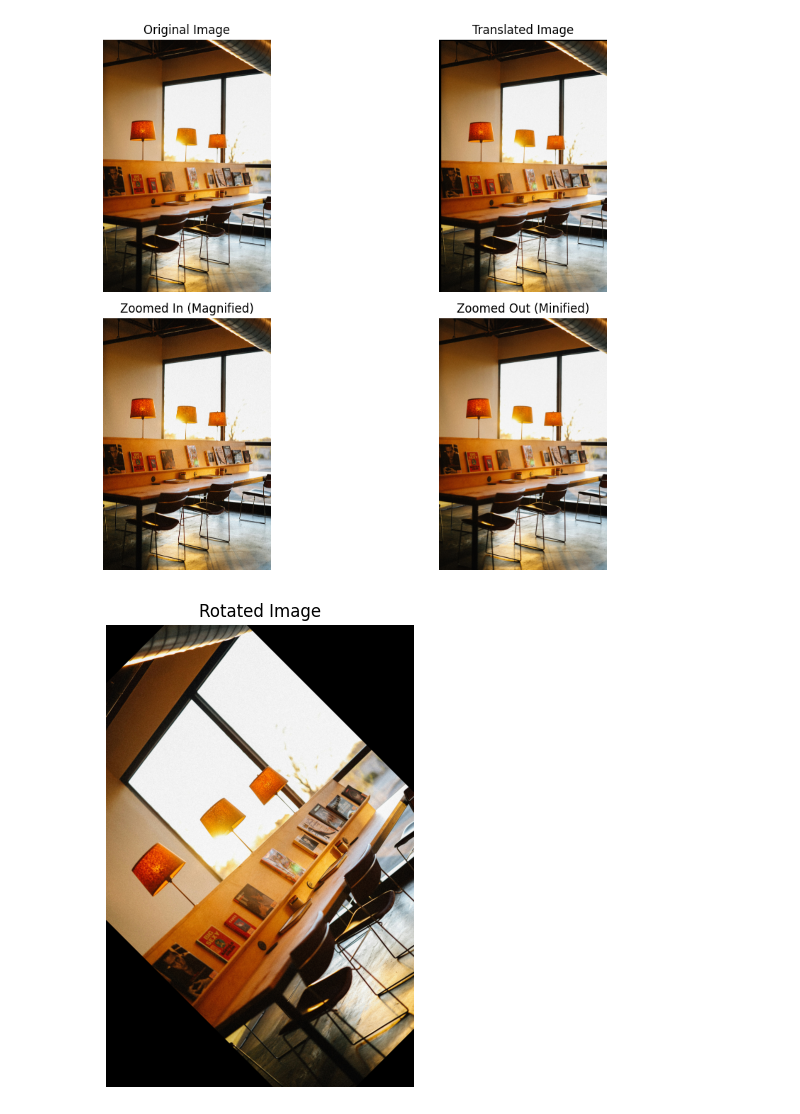
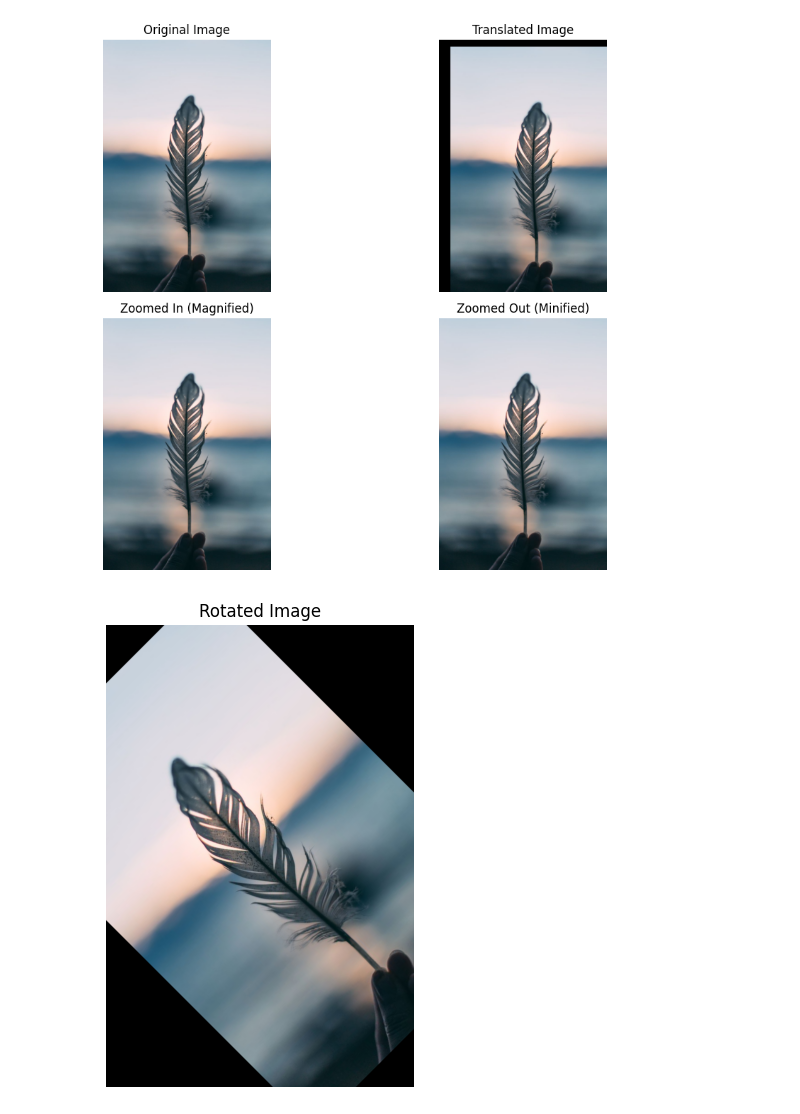
Before and after one commit to Satyam709/cv, a Jupyter notebook: Assignment1.ipynb, the cells around one changed output. Saved outputs shown, nothing was run; the diff lists cells and outputs as text; code cells hidden in the pictures.

```diff
--- a/Assignment1.ipynb
+++ b/Assignment1.ipynb
@@ -1,3 +1,5 @@
+# %%
+img_path = "input.jpg"
 # %%
 # question 1 (color to grayscale)
 import cv2
@@ -197,7 +199,7 @@ import numpy as np
 import matplotlib.pyplot as plt
 
 # Load the image
-image = cv2.imread(r"C:\Users\muska\Downloads\image1.jpg")
+image = cv2.imread(img_path)
 image = cv2.cvtColor(image, cv2.COLOR_BGR2RGB)
 
 rows, cols = image.shape[:2]
@@ -227,35 +229,35 @@ plt.figure(figsize=(12, 8))
 plt.subplot(2, 2, 1)
 plt.imshow(image)
 plt.title("Original Image")
 plt.axis('off')
 
 plt.subplot(2, 2, 2)
 plt.imshow(translated)
 plt.title("Translated Image")
 plt.axis('off')
 
 plt.subplot(2, 2, 3)
 plt.imshow(zoomed_up)
 plt.title("Zoomed In (Magnified)")
 plt.axis('off')
 
 plt.subplot(2, 2, 4)
 plt.imshow(zoomed_down)
 plt.title("Zoomed Out (Minified)")
 plt.axis('off')
 
 plt.tight_layout()
 plt.show()
 
 # Show rotated image separately due to size difference
 plt.figure(figsize=(6,6))
 plt.imshow(rotated)
 plt.title("Rotated Image")
 plt.axis('off')
 plt.show()
 # %% [output]
-[figure, old version]
+[figure, new version]
-[figure, old version]
+[figure, new version]
 # %%
 # question 6(histogram)
 import cv2
```
Also changed, not shown: parts of 5 cells of this notebook, 5 other files.
